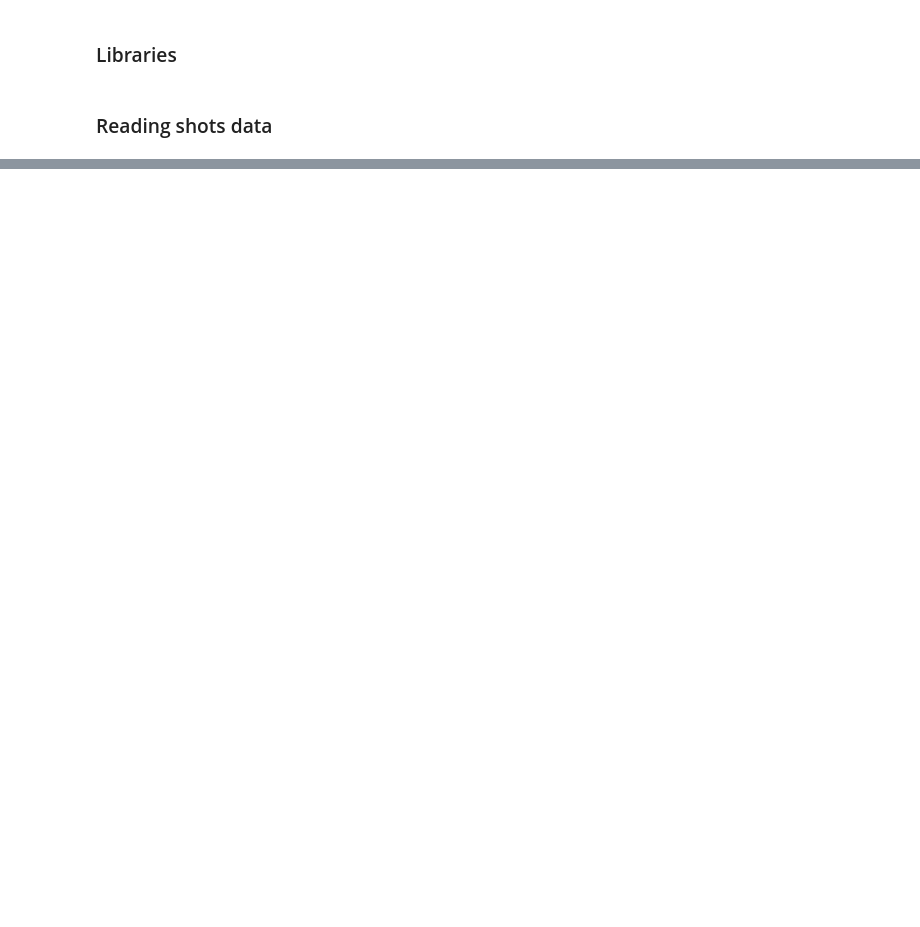
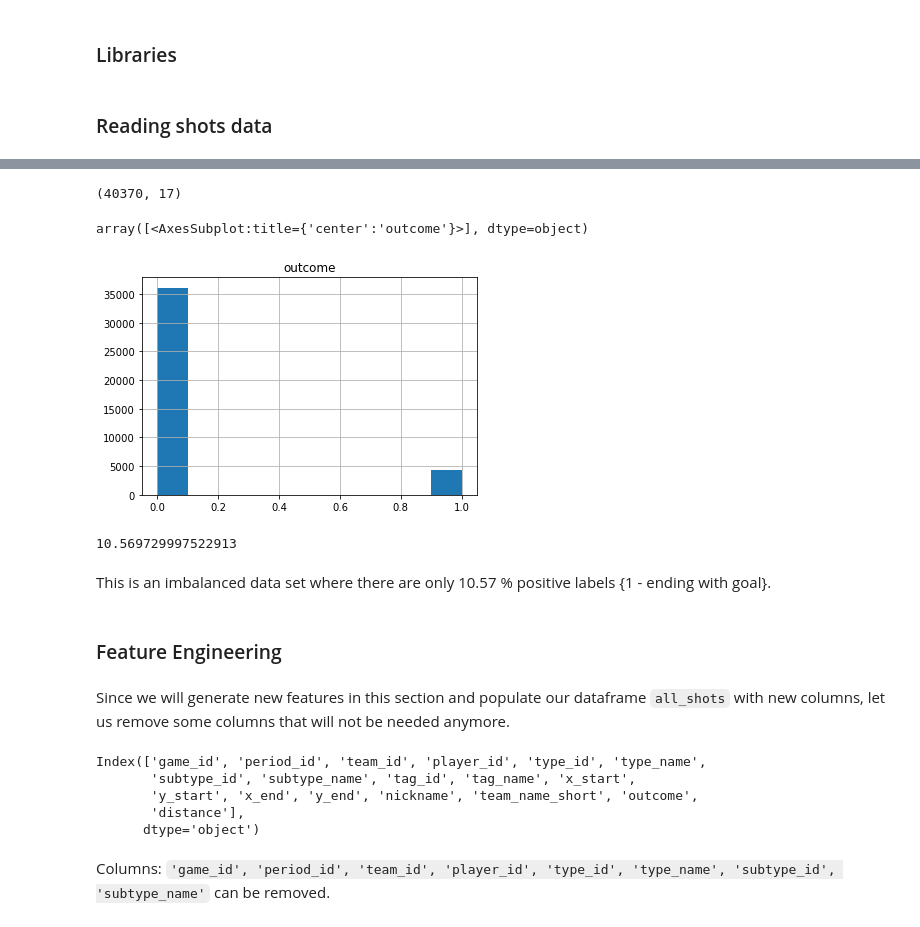
Before and after one commit to faridmusayev/Expected_Goals_Model, a Jupyter notebook: building_model.ipynb, the cells around one changed output, grey strips where cells are left out. Cells and saved outputs as stored; diff of their text form; code cells hidden in the pictures; blank space fills up the shorter version.

```diff
--- a/building_model.ipynb
+++ b/building_model.ipynb
@@ -98,0 +14,25 @@ plt.show()
+# %%
+league_names = os.listdir('data/')[:-1]
+shots_dict = {}
+all_shots = pd.DataFrame()
+for league in league_names:
+    # read shots for each league
+    shots = pd.read_csv('data/' + league + '/shots.csv')
+    shots['tag_id'] = shots['tag_id'].apply(ast.literal_eval)
+    shots['tag_name'] = shots['tag_name'].apply(ast.literal_eval)
+
+    # map team ids and player ids to corresponding names
+    player_names = pd.read_csv('data/' + league + '/player_names.csv')
+    team_names = pd.read_csv('data/' + league + '/team_names.csv').loc[:, ['team_id', 'team_name_short']]
+    shots = shots.merge(player_names, on = 'player_id', how = 'left') \
+                 .merge(team_names, on = 'team_id', how = 'left')
+
+    # classify each shot as 'goal' = 1 and 'no goal' = 0
+    shot_outcomes = shots['tag_id'].apply(lambda x: 1 if 101 in x else 0)
+    shots['outcome'] = shot_outcomes
+
+    all_shots = pd.concat([all_shots, shots])
+    # save to dictionary
+    shots_dict[league] = shots
+
+all_shots = all_shots.reset_index(drop = True)
@@ -98,0 +69,34 @@ plt.show()
+# %%
+own_half_shots = ((all_shots['x_start'] > 0) & (all_shots['x_start'] < 50) &
+                  (all_shots['y_start'] < 100) & (all_shots['y_start'] > 0))
+all_shots = all_shots[~own_half_shots]
+# %%
+all_shots.shape
+# %% [output]
+(40370, 17)
+# %%
+fig, ax = plt.subplots()
+all_shots.hist(column = 'outcome', ax = ax)
+# %% [output]
+array([<AxesSubplot:title={'center':'outcome'}>], dtype=object)
+[figure, added]
+# %%
+all_shots['outcome'].sum()/all_shots.shape[0] * 100
+# %% [output]
+10.569729997522913
+# %% [markdown]
+This is an imbalanced data set where there are only 10.57 % positive labels {1 - ending with goal}.
+# %% [markdown]
+### Feature Engineering
+# %% [markdown]
+Since we will generate new features in this section and populate our dataframe `all_shots` with new columns, let us remove some columns that will not be needed anymore.
+# %%
+all_shots.columns
+# %% [output]
+Index(['game_id', 'period_id', 'team_id', 'player_id', 'type_id', 'type_name',
+       'subtype_id', 'subtype_name', 'tag_id', 'tag_name', 'x_start',
+       'y_start', 'x_end', 'y_end', 'nickname', 'team_name_short', 'outcome',
+       'distance'],
+      dtype='object')
+# %% [markdown]
+Columns: `'game_id', 'period_id', 'team_id', 'player_id', 'type_id', 'type_name', 'subtype_id', 'subtype_name'` can be removed.
```
Also changed, not shown: parts of 28 cells of this notebook.
